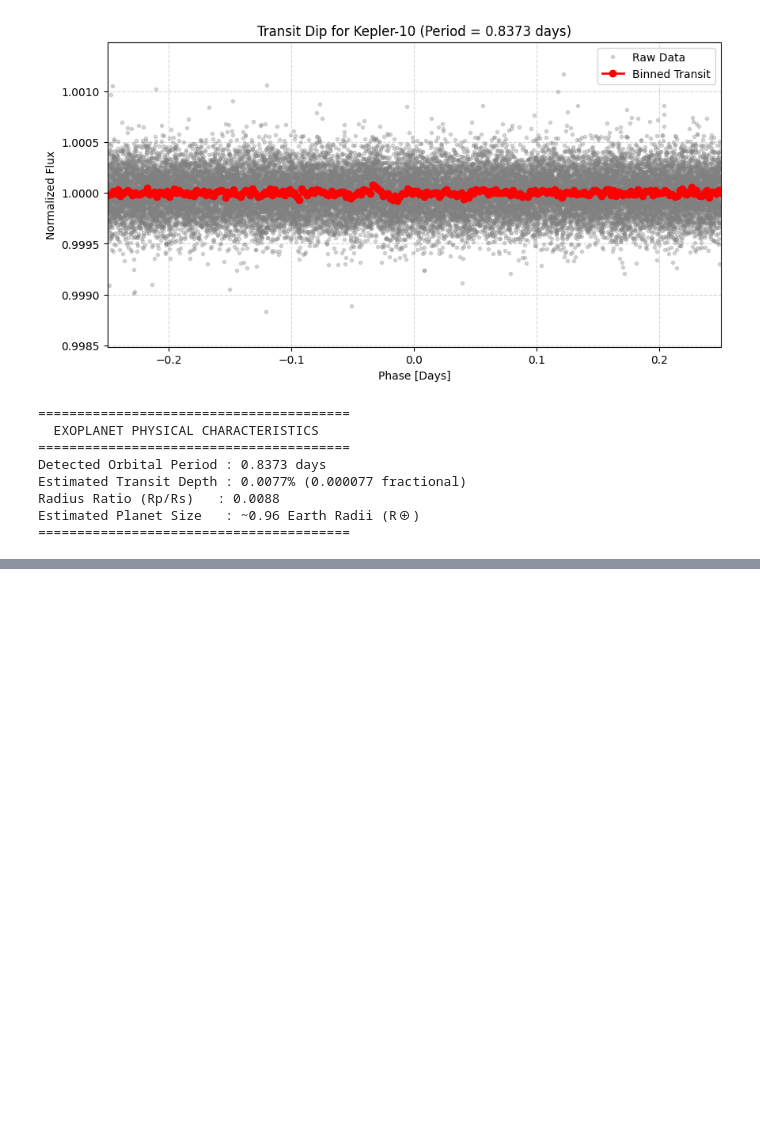
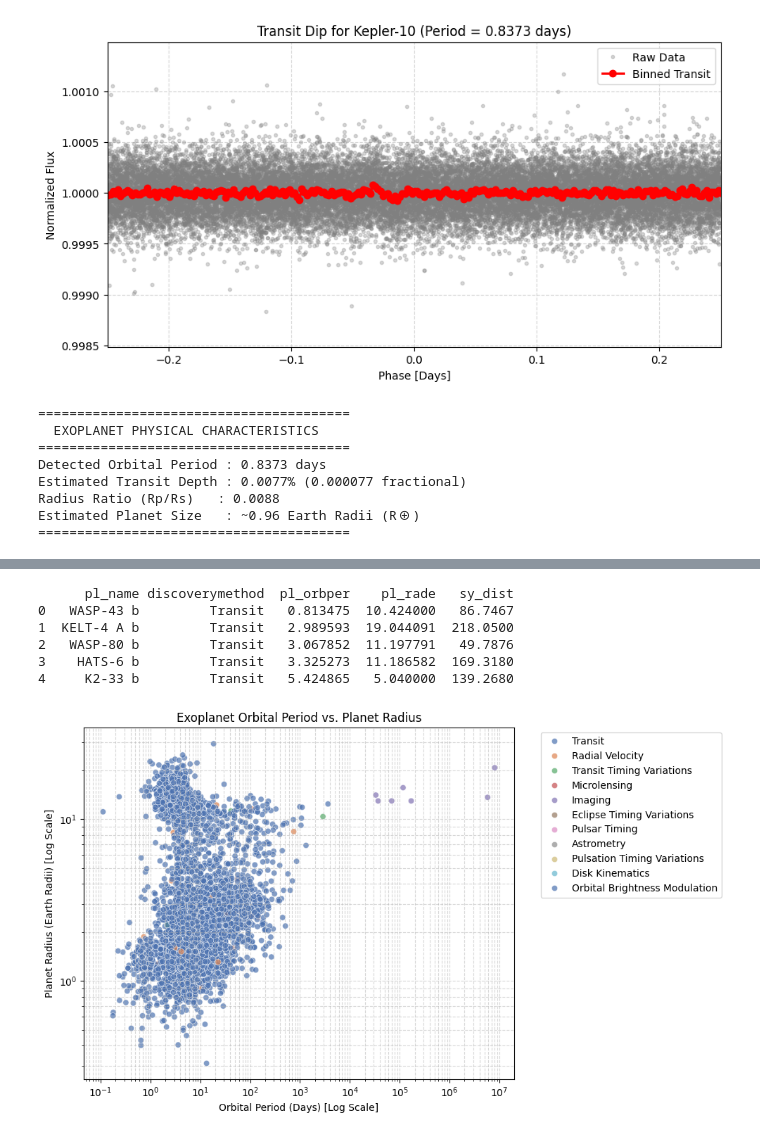
Before and after one commit to aradhya1create/NASA-Exoplanet-Detection, a Jupyter notebook: NASA_Exoplanet_Detection.ipynb, the cells around one changed output, grey strips where cells are left out. Saved outputs shown, nothing was run; the diff lists cells and outputs as text; code cells hidden in the pictures; blank space fills up the shorter version.

```diff
--- a/NASA_Exoplanet_Detection.ipynb
+++ b/NASA_Exoplanet_Detection.ipynb
@@ -194,0 +215,50 @@ Estimated Planet Size   : ~0.96 Earth Radii (R⊕)
+# %%
+import pandas as pd
+from astroquery.nasa_exoplanet_archive import NasaExoplanetArchive
+
+# Query the database using the correct column name 'sy_dist'
+df_exoplanets = NasaExoplanetArchive.query_criteria(
+    table="ps",
+    select="pl_name,discoverymethod,pl_orbper,pl_rade,sy_dist",
+    where="default_flag=1"
+).to_pandas()
+
+# Display the first few rows of the data
+print(df_exoplanets.head())
+# %% [output]
+      pl_name discoverymethod  pl_orbper    pl_rade   sy_dist
+0   WASP-43 b         Transit   0.813475  10.424000   86.7467
+1  KELT-4 A b         Transit   2.989593  19.044091  218.0500
+2   WASP-80 b         Transit   3.067852  11.197791   49.7876
+3    HATS-6 b         Transit   3.325273  11.186582  169.3180
+4     K2-33 b         Transit   5.424865   5.040000  139.2680
+# %%
+import matplotlib.pyplot as plt
+import seaborn as sns
+
+# Set up the visualization style
+plt.figure(figsize=(10, 6))
+sns.scatterplot(
+    data=df_exoplanets,
+    x="pl_orbper",
+    y="pl_rade",
+    hue="discoverymethod",
+    alpha=0.7,
+    palette="deep"
+)
+
+# Apply logarithmic scale to handle wide data ranges clearly
+plt.xscale("log")
+plt.yscale("log")
+
+# Add labels and title
+plt.xlabel("Orbital Period (Days) [Log Scale]")
+plt.ylabel("Planet Radius (Earth Radii) [Log Scale]")
+plt.title("Exoplanet Orbital Period vs. Planet Radius")
+plt.grid(True, which="both", linestyle="--", alpha=0.5)
+plt.legend(bbox_to_anchor=(1.05, 1), loc="upper left")
+
+plt.tight_layout()
+plt.show()
+# %% [output]
+[figure, added]
```
Also changed, not shown: parts of 13 cells of this notebook.
